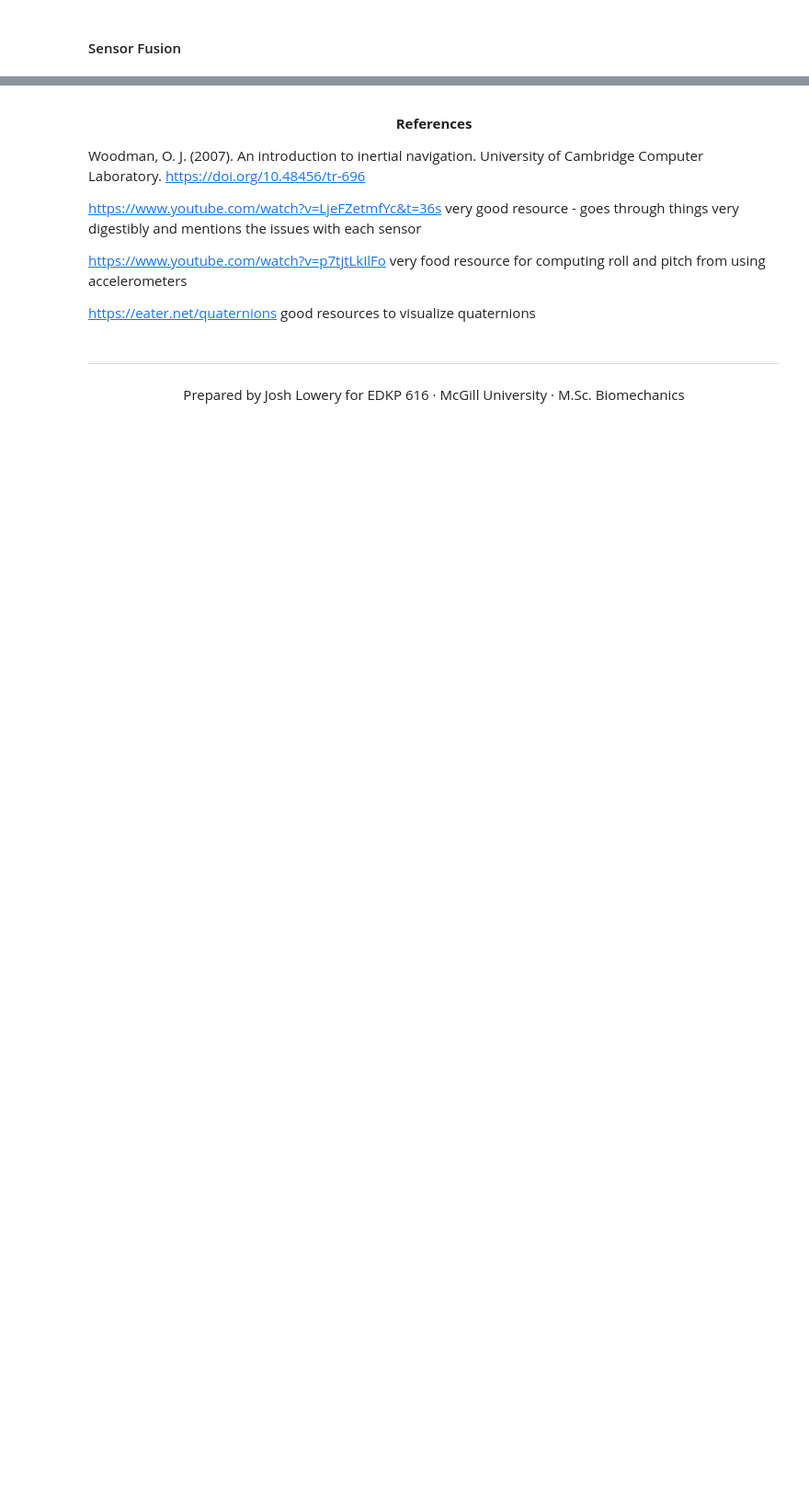
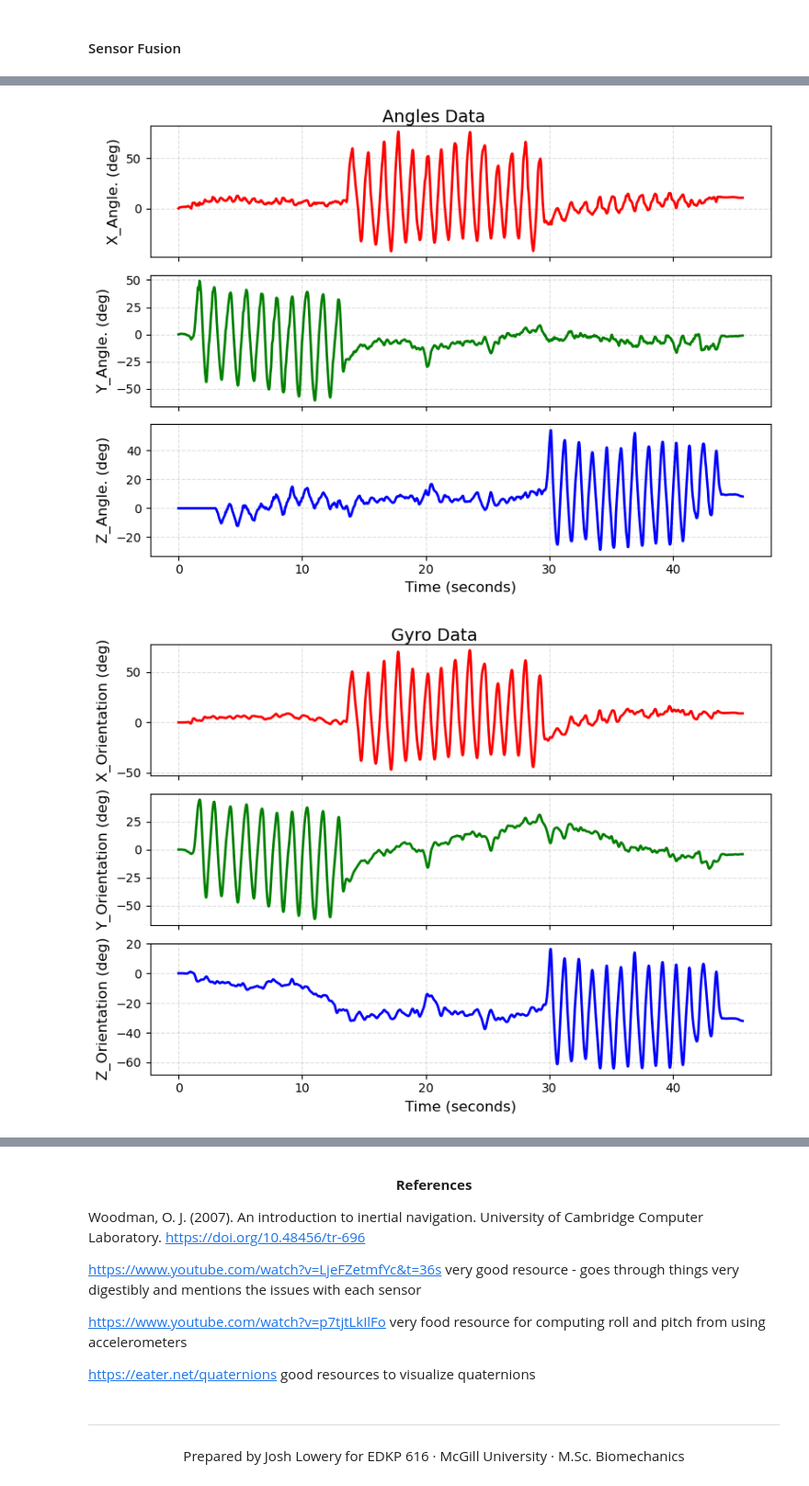
Before and after one commit to jlwry/IMU-Fundamentals, a Jupyter notebook: IMU_Fundamentals.ipynb, the cells around one changed output, grey strips where cells are left out. Shown at 92% size. Drawn from its saved outputs; the diff is of its cells as text; code cells hidden in the pictures; blank space fills up the shorter version.

```diff
--- a/IMU_Fundamentals.ipynb
+++ b/IMU_Fundamentals.ipynb
@@ -324,4 +337,9 @@ angles = {
 # %%
-plot_xyz(angles, div_time= 120, tlabel = 'seconds', ylabel="Angle. (deg)", sensor_type='angles')
-plot_xyz(int_cal_gyro_data, div_time = 120, tlabel = 'seconds', ylabel='Orientation (deg)',sensor_type='gyro')
-plot_xyz(acc_angles, div_time= 120, tlabel = 'seconds', ylabel='Orientation (deg)', sensor_type='angles')
+# plot_xyz(angles_simple, div_time= 120, tlabel = 'seconds', ylabel="Angle. (deg)", sensor_type='angles')
+
+
+# plot_xyz(int_cal_gyro_data, div_time = 120, tlabel = 'seconds', ylabel='Orientation (deg)',sensor_type='gyro')
+# plot_xyz(acc_angles, div_time= 120, tlabel = 'seconds', ylabel='Orientation (deg)', sensor_type='angles')
+# %% [output]
+[figure, added]
+[figure, added]
```
Also changed, not shown: parts of 3 cells of this notebook, 1 other file.
